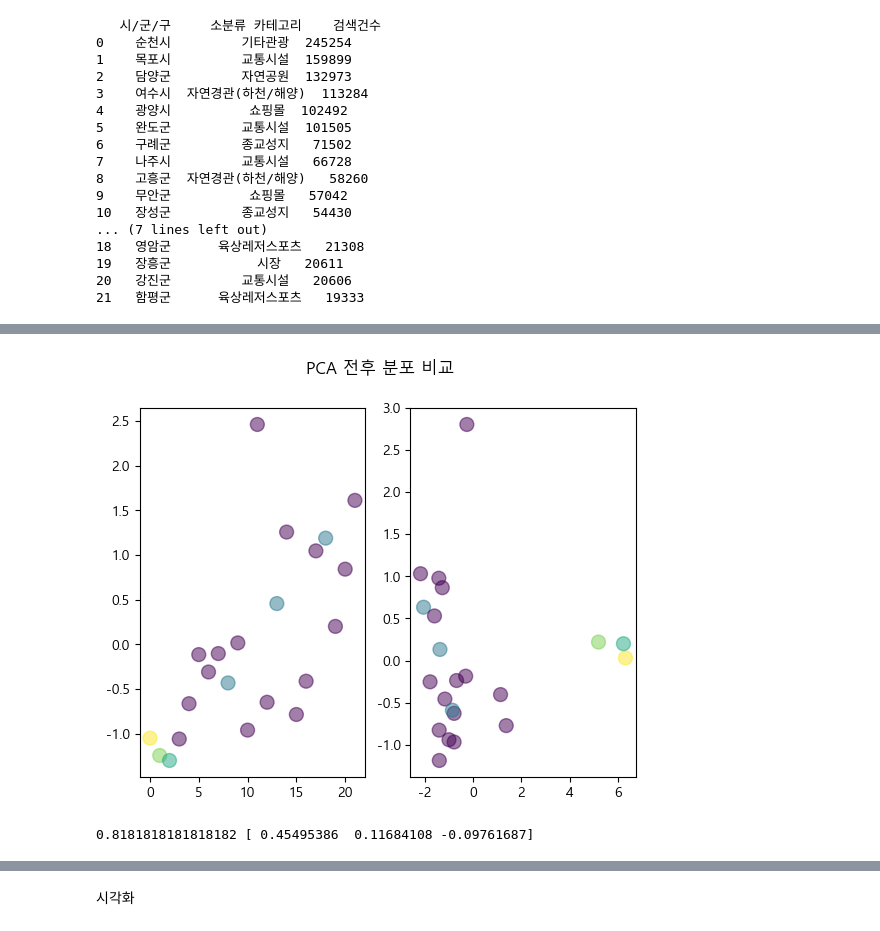
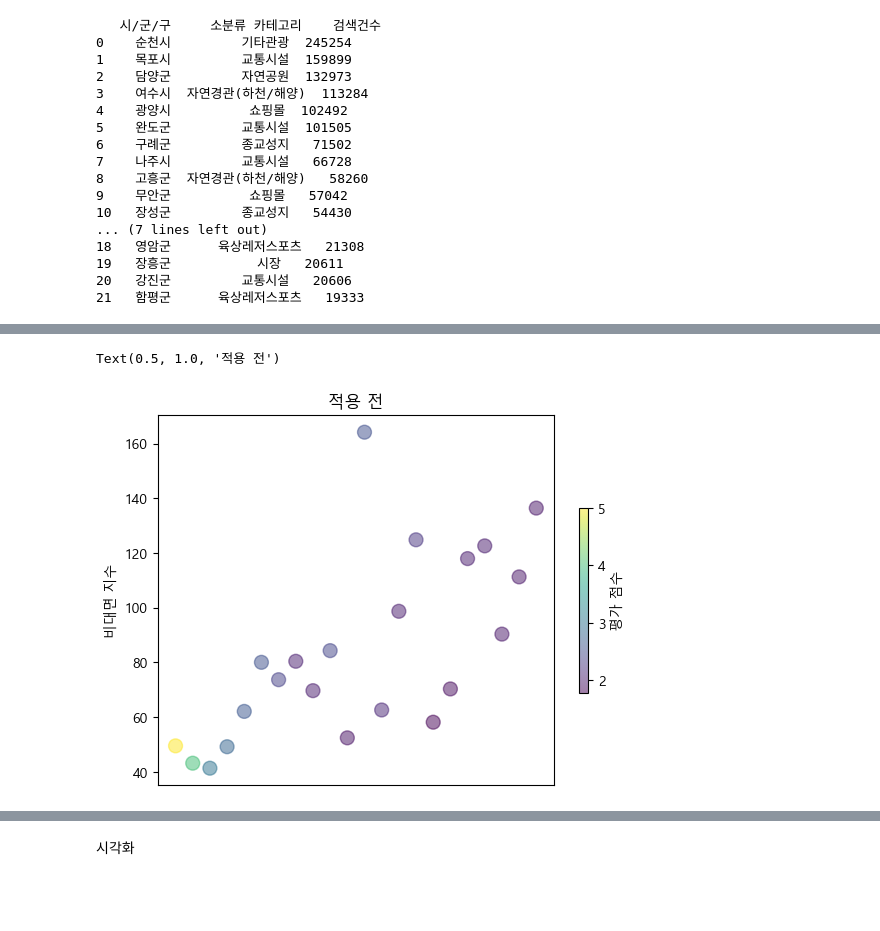
Before and after one commit to sheershay/ise-sr-project, a Jupyter notebook: clustering/clustering.ipynb, the cells around one changed output, grey strips where cells are left out. Cells and saved outputs as stored; diff of their text form; code cells hidden in the pictures; blank space fills up the shorter version.

```diff
--- a/clustering/clustering.ipynb
+++ b/clustering/clustering.ipynb
@@ -369,20 +423,0 @@ x_pca=pca.fit_transform(x_df)
-# %%
-fig, axs = plt.subplots(1,2)
-
-axs[0].scatter(np.arange(len(x_df)), x_df['비대면지수'],
-                s=100, c=Y, cmap='viridis', alpha=0.5)
-
-axs[1].scatter(x_pca[:,0], x_pca[:,1],
-                s=100, c=Y, cmap='viridis', alpha=0.5)
-
-fig.suptitle('PCA 전후 분포 비교')
-plt.show()
-# %% [output]
-[figure, removed]
-# %%
-lr=LinearRegression()
-lr.fit(x_pca,Y)
-print(lr.intercept_,lr.coef_)
-#y=0.45495386X1+0.11684108X2+(-0.09761687)X3+0.8181818181818182
-# %% [output]
-0.8181818181818182 [ 0.45495386  0.11684108 -0.09761687]
@@ -388,0 +428,14 @@ print(lr.intercept_,lr.coef_)
+# %%
+plt.scatter(np.arange(len(meal)), meal['비대면지수'],
+                s=100, c=prof_score, cmap='viridis', alpha=0.5)
+plt.colorbar(shrink=0.5,label='평가 점수')
+plt.ylabel('비대면 지수')
+plt.xticks([])
+plt.title('적용 전')
+
+#색이 밝을수록 유력 지역인데, PCA 적용 전에는
+# 1) 패턴이 무분별하게 나타나며(어떤 질서가 관찰되지 않는다)
+# 2) 비대면 지수가 낮을수록 높은 점수를 받았는데, 이는 선행연구의 분석과 대조됨.
+# %% [output]
+Text(0.5, 1.0, '적용 전')
+[figure, added]
```
Also changed, not shown: parts of 46 cells of this notebook, 1 other file.
